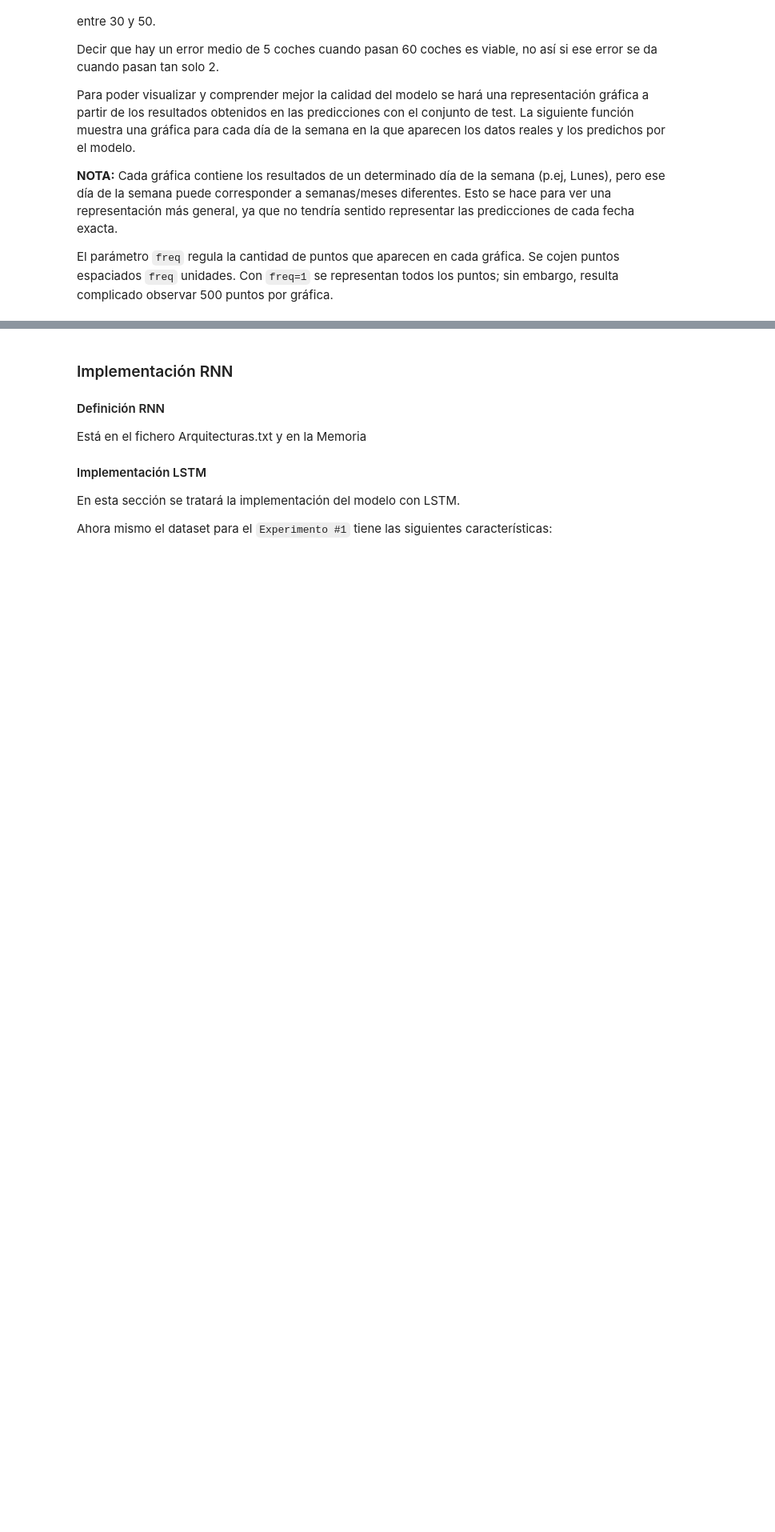
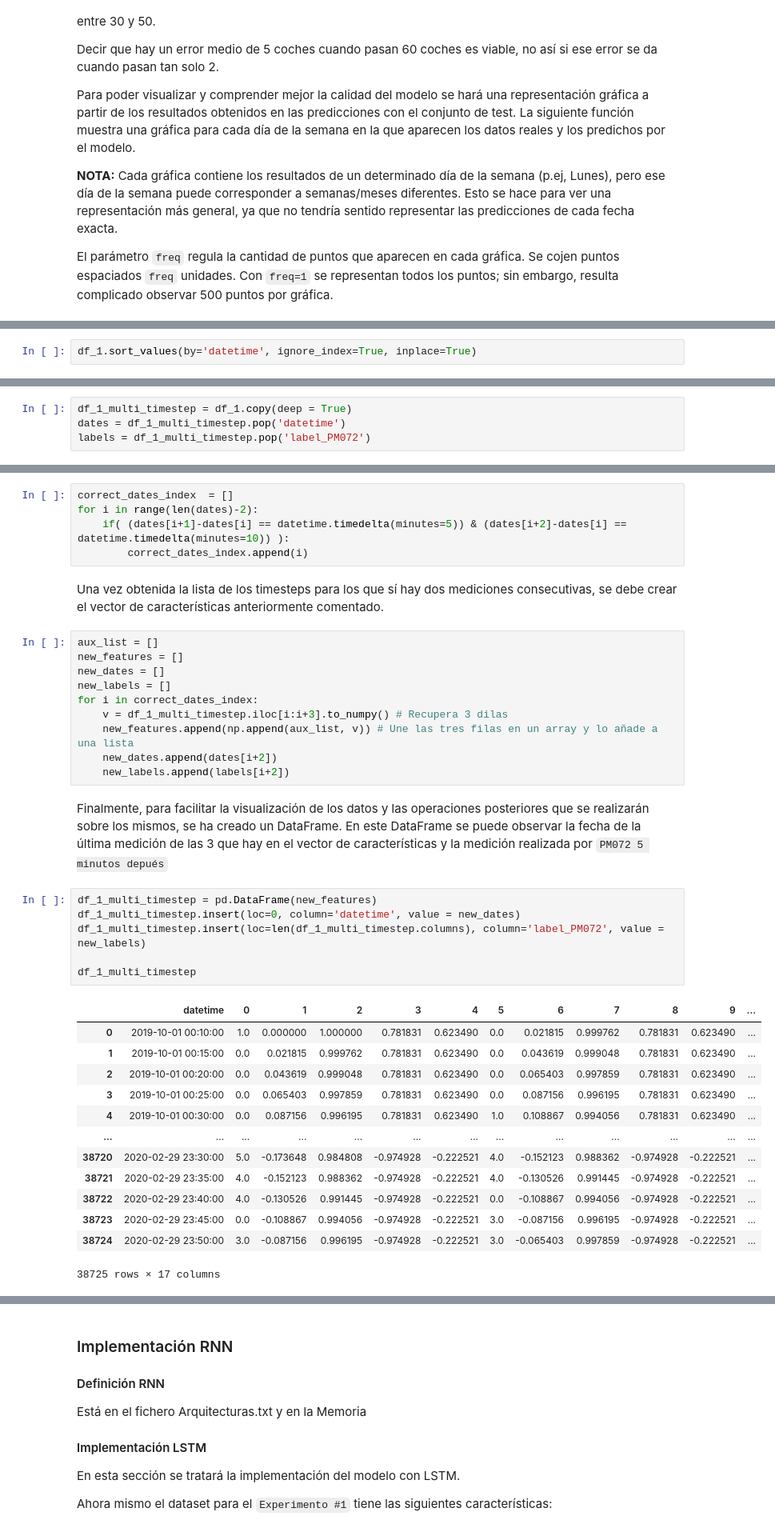
Before and after one commit to albertopmp/TFG, a Jupyter notebook: src/TrafficFlow.ipynb, the cells around one changed output, grey strips where cells are left out. Shown at 80% size. Saved outputs shown, nothing was run; the diff lists cells and outputs as text; blank space fills up the shorter version.

```diff
--- a/src/TrafficFlow.ipynb
+++ b/src/TrafficFlow.ipynb
@@ -866,0 +907,2 @@ cc_df.loc[ (cc_df['wday'] == 2) & (cc_df['hour'] > '06:35') & ((cc_df['hour'] <
+# %%
+df_1.sort_values(by='datetime', ignore_index=True, inplace=True)
@@ -866,0 +920,4 @@ cc_df.loc[ (cc_df['wday'] == 2) & (cc_df['hour'] > '06:35') & ((cc_df['hour'] <
+# %%
+df_1_multi_timestep = df_1.copy(deep = True)
+dates = df_1_multi_timestep.pop('datetime')
+labels = df_1_multi_timestep.pop('label_PM072')
@@ -866,0 +937,42 @@ cc_df.loc[ (cc_df['wday'] == 2) & (cc_df['hour'] > '06:35') & ((cc_df['hour'] <
+# %%
+correct_dates_index  = []
+for i in range(len(dates)-2):
+    if( (dates[i+1]-dates[i] == datetime.timedelta(minutes=5)) & (dates[i+2]-dates[i] == datetime.timedelta(minutes=10)) ):
+        correct_dates_index.append(i)
+# %% [markdown]
+Una vez obtenida la lista de los timesteps para los que sí hay dos mediciones consecutivas, se debe crear el vector de
+características anteriormente comentado.
+# %%
+aux_list = []
+new_features = []
+new_dates = []
+new_labels = []
+for i in correct_dates_index:
+    v = df_1_multi_timestep.iloc[i:i+3].to_numpy() # Recupera 3 dilas
+    new_features.append(np.append(aux_list, v)) # Une las tres filas en un array y lo añade a una lista
+    new_dates.append(dates[i+2])
+    new_labels.append(labels[i+2])
+# %% [markdown]
+Finalmente, para facilitar la visualización de los datos y las operaciones posteriores que se realizarán sobre los mismos,
+se ha creado un DataFrame. En este DataFrame se puede observar la fecha de la última medición de las 3 que hay en el vector
+de características y la medición realizada por `PM072 5 minutos depués`
+# %%
+df_1_multi_timestep = pd.DataFrame(new_features)
+df_1_multi_timestep.insert(loc=0, column='datetime', value = new_dates)
+df_1_multi_timestep.insert(loc=len(df_1_multi_timestep.columns), column='label_PM072', value = new_labels)
+
+df_1_multi_timestep
+# %% [output]
+|  | datetime | 0 | 1 | 2 | 3 | 4 | 5 | 6 | 7 | 8 | 9 | ... |
+| 0 | 2019-10-01 00:10:00 | 1.0 | 0.000000 | 1.000000 | 0.781831 | 0.623490 | 0.0 | 0.021815 | 0.999762 | 0.781831 | 0.623490 | ... |
+| 1 | 2019-10-01 00:15:00 | 0.0 | 0.021815 | 0.999762 | 0.781831 | 0.623490 | 0.0 | 0.043619 | 0.999048 | 0.781831 | 0.623490 | ... |
+| 2 | 2019-10-01 00:20:00 | 0.0 | 0.043619 | 0.999048 | 0.781831 | 0.623490 | 0.0 | 0.065403 | 0.997859 | 0.781831 | 0.623490 | ... |
+| 3 | 2019-10-01 00:25:00 | 0.0 | 0.065403 | 0.997859 | 0.781831 | 0.623490 | 0.0 | 0.087156 | 0.996195 | 0.781831 | 0.623490 | ... |
+| 4 | 2019-10-01 00:30:00 | 0.0 | 0.087156 | 0.996195 | 0.781831 | 0.623490 | 1.0 | 0.108867 | 0.994056 | 0.781831 | 0.623490 | ... |
+| ... | ... | ... | ... | ... | ... | ... | ... | ... | ... | ... | ... | ... |
+| 38720 | 2020-02-29 23:30:00 | 5.0 | -0.173648 | 0.984808 | -0.974928 | -0.222521 | 4.0 | -0.152123 | 0.988362 | -0.974928 | -0.222521 | ... |
+| 38721 | 2020-02-29 23:35:00 | 4.0 | -0.152123 | 0.988362 | -0.974928 | -0.222521 | 4.0 | -0.130526 | 0.991445 | -0.974928 | -0.222521 | ... |
+| 38722 | 2020-02-29 23:40:00 | 4.0 | -0.130526 | 0.991445 | -0.974928 | -0.222521 | 0.0 | -0.108867 | 0.994056 | -0.974928 | -0.222521 | ... |
+| 38723 | 2020-02-29 23:45:00 | 0.0 | -0.108867 | 0.994056 | -0.974928 | -0.222521 | 3.0 | -0.087156 | 0.996195 | -0.974928 | -0.222521 | ... |
+| 38724 | 2020-02-29 23:50:00 | 3.0 | -0.087156 | 0.996195 | -0.974928 | -0.222521 | 3.0 | -0.065403 | 0.997859 | -0.974928 | -0.222521 | ... |
+38725 rows × 17 columns
```
Also changed, not shown: parts of 71 cells of this notebook.
